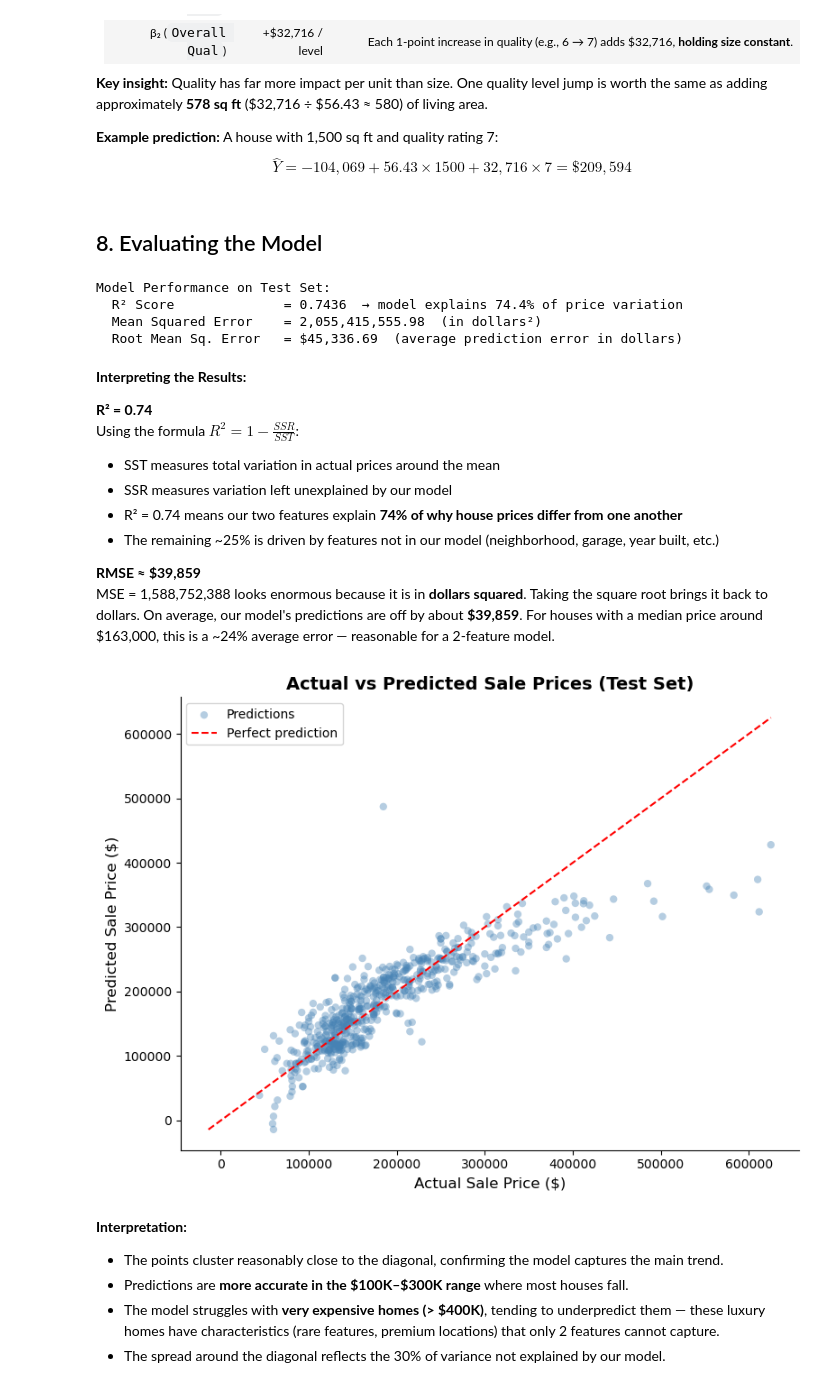
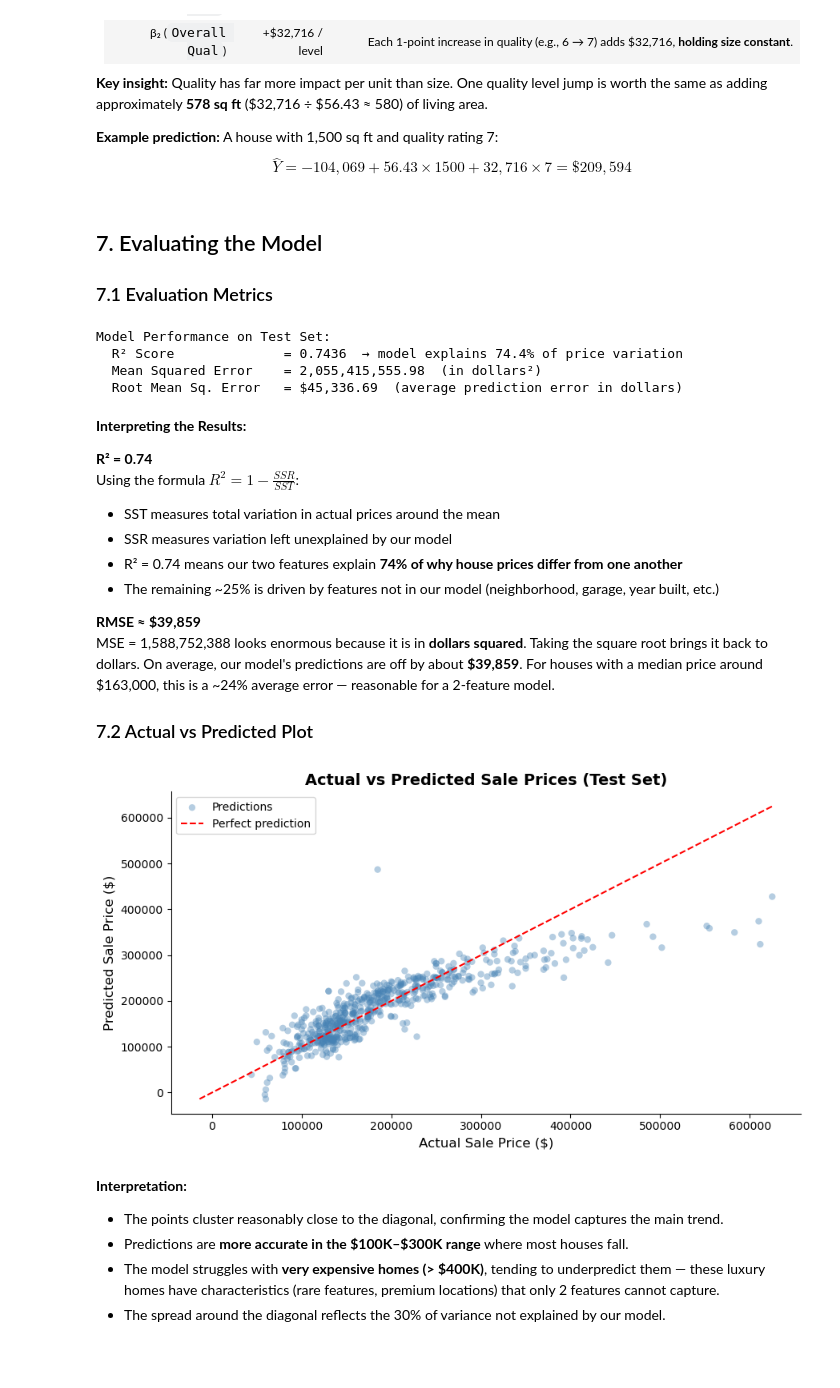
Before and after one commit to kyle-burns37/Math-3180-Project-1, a Jupyter notebook: house_price_prediction.ipynb, the cells around one changed output. Cells and saved outputs as stored; diff of their text form; code cells hidden in the pictures; blank space fills up the shorter version.

```diff
--- a/house_price_prediction.ipynb
+++ b/house_price_prediction.ipynb
@@ -321,7 +315,9 @@ Coeff β₂ (qual) = $   32,716.11  (price increase per quality level, size held
 A house with 1,500 sq ft and quality rating 7:
 $$\hat{Y} = -104{,}069 + 56.43 \times 1500 + 32{,}716 \times 7 = \$209{,}594$$
 # %% [markdown]
-## 8. Evaluating the Model
+## 7. Evaluating the Model
+
+### 7.1 Evaluation Metrics
 # %%
 # Generate predictions on the test set (houses the model has never seen)
 y_pred = model.predict(X_test)
@@ -352,29 +348,30 @@ Using the formula $R^2 = 1 - \frac{SSR}{SST}$:
 
 **RMSE ≈ \$39,859**
 MSE = 1,588,752,388 looks enormous because it is in **dollars squared**. Taking the square root brings it back to dollars. On average, our model's predictions are off by about **\$39,859**. For houses with a median price around \$163,000, this is a ~24% average error — reasonable for a 2-feature model.
+
+### 7.2 Actual vs Predicted Plot
 # %%
-# --- Plot 3: Actual vs Predicted Prices ---
-#
+# Plot 3: Actual vs Predicted Prices
 # If the model were perfect, every point would fall exactly on the diagonal line y = x.
 # Points above the line = model underpredicted (actual > predicted)
 # Points below the line = model overpredicted (actual < predicted)
 
-plt.figure(figsize=(8, 6))
+plt.figure()
 plt.scatter(y_test, y_pred, alpha=0.4, color='steelblue', edgecolors='none', label='Predictions')
 
 # Draw the perfect-prediction diagonal
 min_val = min(y_test.min(), y_pred.min())
 max_val = max(y_test.max(), y_pred.max())
 plt.plot([min_val, max_val], [min_val, max_val], 'r--', linewidth=1.5, label='Perfect prediction')
 
 plt.xlabel('Actual Sale Price ($)', fontsize=12)
 plt.ylabel('Predicted Sale Price ($)', fontsize=12)
 plt.title('Actual vs Predicted Sale Prices (Test Set)', fontsize=14, fontweight='bold')
 plt.legend()
 plt.tight_layout()
 plt.show()
 # %% [output]
-[figure, old version]
+[figure, new version]
 # %% [markdown]
 **Interpretation:**
 - The points cluster reasonably close to the diagonal, confirming the model captures the main trend.
```
Also changed, not shown: parts of 22 cells of this notebook.
